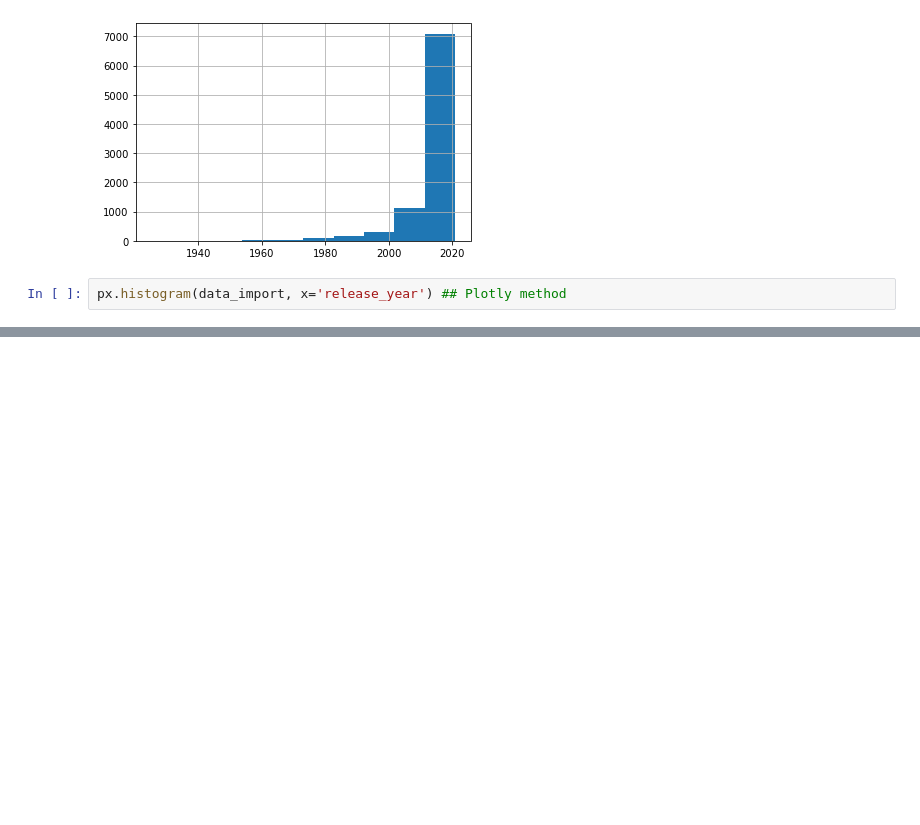
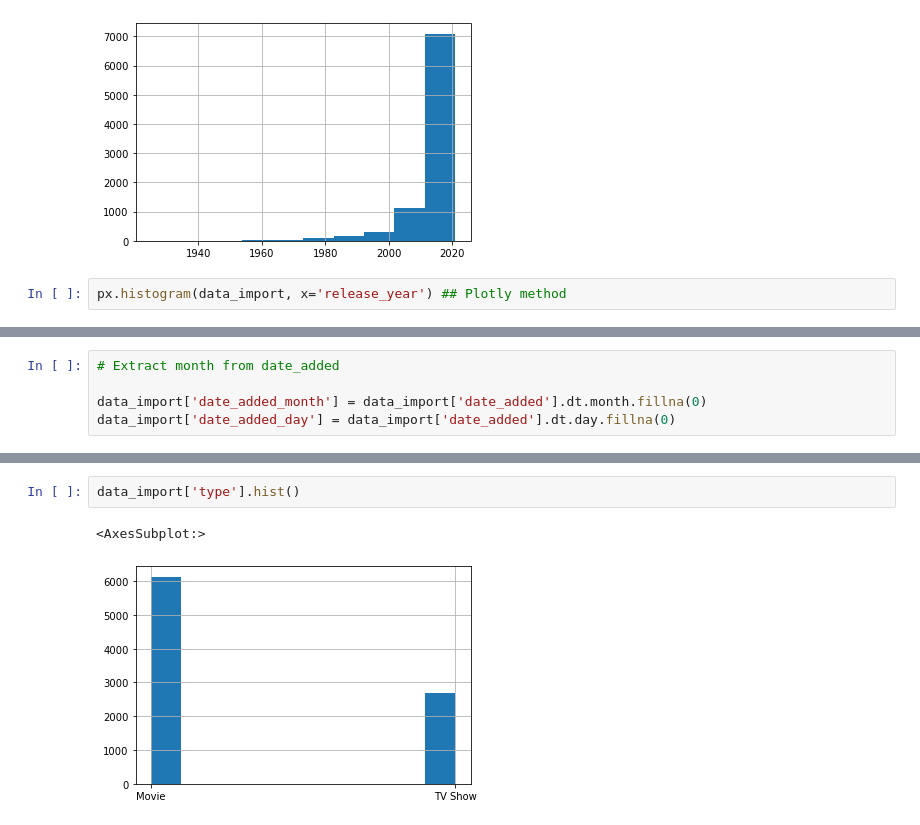
Before and after one commit to mahdiislam79/Excel_Sheet_Cleaning, a Jupyter notebook: Netflix_eda.ipynb, the cells around one changed output, grey strips where cells are left out. Cells and saved outputs as stored; diff of their text form; blank space fills up the shorter version.

```diff
--- a/Netflix_eda.ipynb
+++ b/Netflix_eda.ipynb
@@ -67,0 +72,5 @@ data_import[data_import['release_year'] == 1925]
+# %%
+# Extract month from date_added
+
+data_import['date_added_month'] = data_import['date_added'].dt.month.fillna(0)
+data_import['date_added_day'] = data_import['date_added'].dt.day.fillna(0)
@@ -69,0 +100,5 @@ px.histogram(data_import, x='date_added')
+# %%
+data_import['type'].hist()
+# %% [output]
+<AxesSubplot:>
+[figure, added]
```
Also changed, not shown: parts of 14 cells of this notebook.
